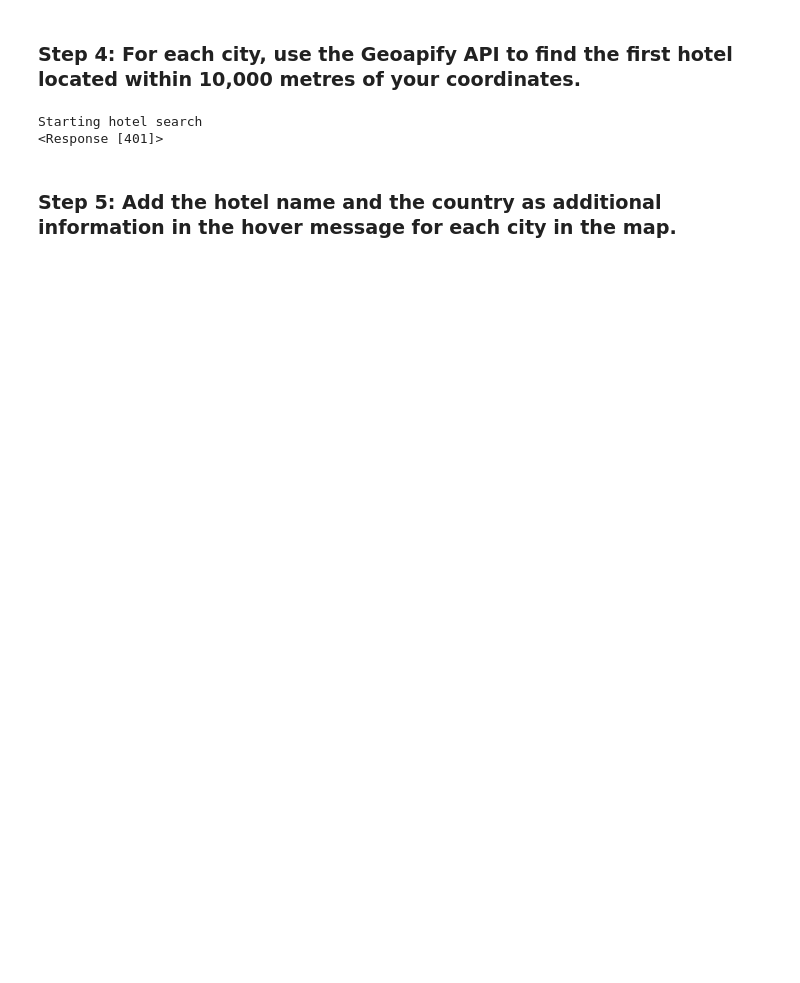
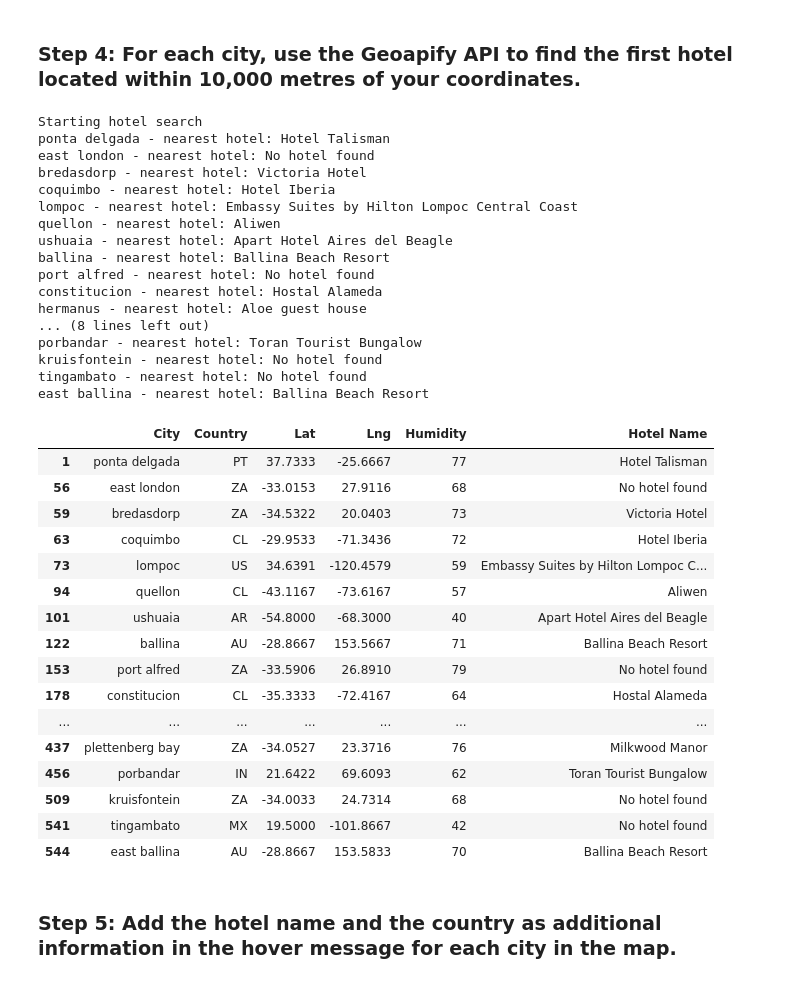
Before and after one commit to KeeganDavis/python-api-challenge, a Jupyter notebook: WeatherPy/VacationPy.ipynb, the cells around one changed output. Cells and saved outputs as stored; diff of their text form; code cells hidden in the pictures; blank space fills up the shorter version.

```diff
--- a/WeatherPy/VacationPy.ipynb
+++ b/WeatherPy/VacationPy.ipynb
@@ -109,6 +111,7 @@ radius = 10000
 params = {
     'categories': 'accommodation.hotel',
     'limit': 1,
+    'apiKey': geoapify_key
 }
 
 # Print a message to follow up the hotel search
@@ -117,40 +120,71 @@ print("Starting hotel search")
 # Iterate through the hotel_df DataFrame
 for index, row in hotel_df.iterrows():
     # get latitude, longitude from the DataFrame
     lat = row['Lat']
     lng = row['Lng']
 
+
     # Add filter and bias parameters with the current city's latitude and longitude to the params dictionary
-    params["filter=circle"] = f'{lng},{lat},{radius}'
-    params["bias=proximity"] = f'{lng},{lat}'
-    params['apiKey'] = geoapify_key
+    params["filter"] = f'circle:{lng},{lat},{radius}'
+    params["bias"] = f'proximity:{lng},{lat}'
 
     # Set base URL
     base_url = "https://api.geoapify.com/v2/places?"
 
 
     # Make and API request using the params dictionaty
-    name_response = requests.get(f'{base_url}{params}')
+    name_response = requests.get(base_url, params=params)
 
     # Convert the API response to JSON format
     name_address = name_response.json()
-    pprint(name_response)
-    break
+
 
     # Grab the first hotel from the results and store the name in the hotel_df DataFrame
     try:
         hotel_df.loc[index, "Hotel Name"] = name_address["features"][0]["properties"]["name"]
     except (KeyError, IndexError):
         # If no hotel is found, set the hotel name as "No hotel found".
         hotel_df.loc[index, "Hotel Name"] = "No hotel found"
 
     # Log the search results
     print(f"{hotel_df.loc[index, 'City']} - nearest hotel: {hotel_df.loc[index, 'Hotel Name']}")
 
 # Display sample data
-# hotel_df
+hotel_df
 # %% [output]
 Starting hotel search
-<Response [401]>
+ponta delgada - nearest hotel: Hotel Talisman
+east london - nearest hotel: No hotel found
+bredasdorp - nearest hotel: Victoria Hotel
+coquimbo - nearest hotel: Hotel Iberia
+lompoc - nearest hotel: Embassy Suites by Hilton Lompoc Central Coast
+quellon - nearest hotel: Aliwen
+ushuaia - nearest hotel: Apart Hotel Aires del Beagle
+ballina - nearest hotel: Ballina Beach Resort
+port alfred - nearest hotel: No hotel found
+constitucion - nearest hotel: Hostal Alameda
+hermanus - nearest hotel: Aloe guest house
+... (8 lines left out)
+porbandar - nearest hotel: Toran Tourist Bungalow
+kruisfontein - nearest hotel: No hotel found
+tingambato - nearest hotel: No hotel found
+east ballina - nearest hotel: Ballina Beach Resort
+|  | City | Country | Lat | Lng | Humidity | Hotel Name |
+| 1 | ponta delgada | PT | 37.7333 | -25.6667 | 77 | Hotel Talisman |
+| 56 | east london | ZA | -33.0153 | 27.9116 | 68 | No hotel found |
+| 59 | bredasdorp | ZA | -34.5322 | 20.0403 | 73 | Victoria Hotel |
+| 63 | coquimbo | CL | -29.9533 | -71.3436 | 72 | Hotel Iberia |
+| 73 | lompoc | US | 34.6391 | -120.4579 | 59 | Embassy Suites by Hilton Lompoc C... |
+| 94 | quellon | CL | -43.1167 | -73.6167 | 57 | Aliwen |
+| 101 | ushuaia | AR | -54.8000 | -68.3000 | 40 | Apart Hotel Aires del Beagle |
+| 122 | ballina | AU | -28.8667 | 153.5667 | 71 | Ballina Beach Resort |
+| 153 | port alfred | ZA | -33.5906 | 26.8910 | 79 | No hotel found |
+| 178 | constitucion | CL | -35.3333 | -72.4167 | 64 | Hostal Alameda |
+| ... | ... | ... | ... | ... | ... | ... |
+| 437 | plettenberg bay | ZA | -34.0527 | 23.3716 | 76 | Milkwood Manor |
+| 456 | porbandar | IN | 21.6422 | 69.6093 | 62 | Toran Tourist Bungalow |
+| 509 | kruisfontein | ZA | -34.0033 | 24.7314 | 68 | No hotel found |
+| 541 | tingambato | MX | 19.5000 | -101.8667 | 42 | No hotel found |
+| 544 | east ballina | AU | -28.8667 | 153.5833 | 70 | Ballina Beach Resort |
 # %% [markdown]
 ### Step 5: Add the hotel name and the country as additional information in the hover message for each city in the map.
```
Also changed, not shown: parts of 4 cells of this notebook.
